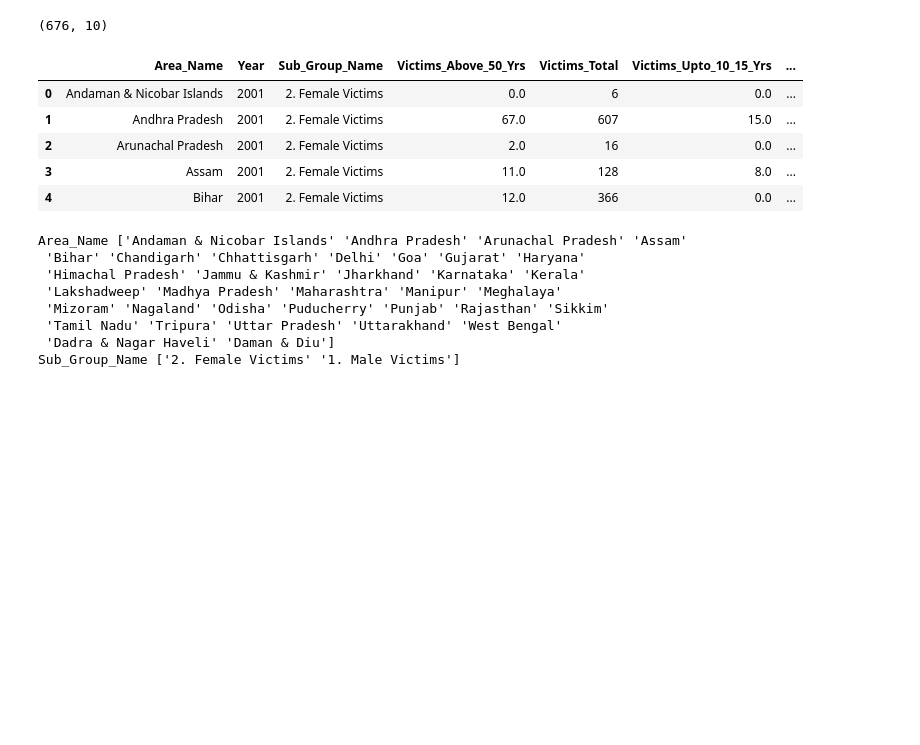
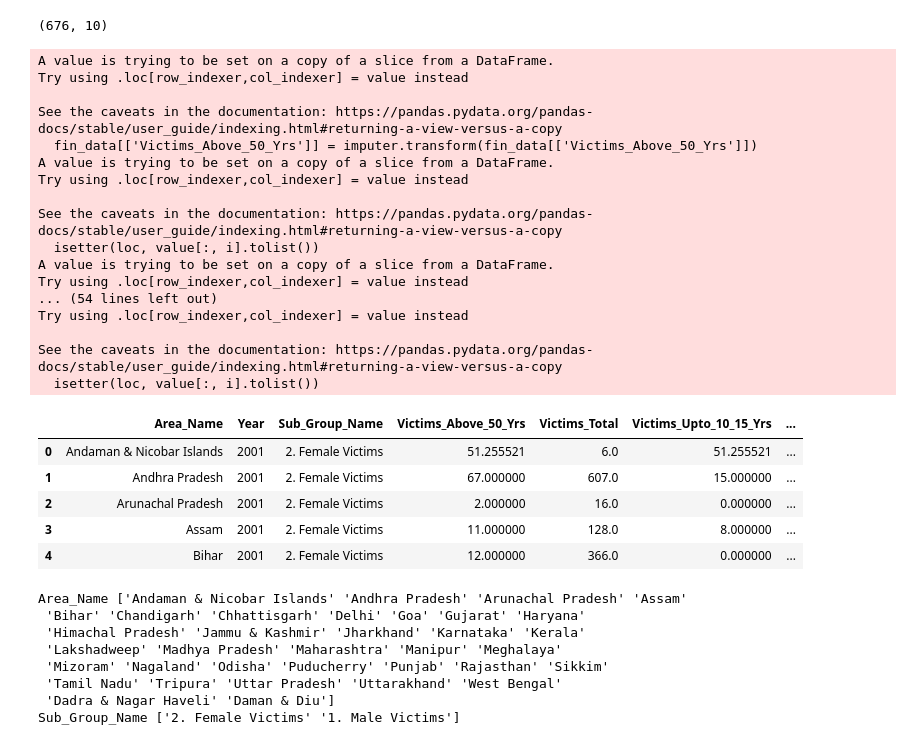
Before and after one commit to Dhipika-K/Crime-Prediction, a Jupyter notebook: notebook/DataCleaning_murder.ipynb, the cells around one changed output. Drawn from its saved outputs; the diff is of its cells as text; code cells hidden in the pictures; blank space fills up the shorter version.

```diff
--- a/notebook/DataCleaning_murder.ipynb
+++ b/notebook/DataCleaning_murder.ipynb
@@ -78,16 +78,42 @@ fin_data.head()
 fin_data.shape
 # %% [output]
 (676, 10)
-# %%
-fin_data=fin_data.fillna(0)
-fin_data.head()
-# %% [output]
-|  | Area_Name | Year | Sub_Group_Name | Victims_Above_50_Yrs | Victims_Total | Victims_Upto_10_15_Yrs | ... |
-| 0 | Andaman & Nicobar Islands | 2001 | 2. Female Victims | 0.0 | 6 | 0.0 | ... |
-| 1 | Andhra Pradesh | 2001 | 2. Female Victims | 67.0 | 607 | 15.0 | ... |
-| 2 | Arunachal Pradesh | 2001 | 2. Female Victims | 2.0 | 16 | 0.0 | ... |
-| 3 | Assam | 2001 | 2. Female Victims | 11.0 | 128 | 8.0 | ... |
-| 4 | Bihar | 2001 | 2. Female Victims | 12.0 | 366 | 0.0 | ... |
+# %%
+from sklearn.impute import SimpleImputer
+imputer = SimpleImputer(strategy='mean', missing_values=np.nan)
+imputer = imputer.fit(fin_data[['Victims_Above_50_Yrs']])
+fin_data[['Victims_Above_50_Yrs']] = imputer.transform(fin_data[['Victims_Above_50_Yrs']])
+fin_data[['Victims_Total']] = imputer.transform(fin_data[['Victims_Total']])
+fin_data[['Victims_Upto_10_15_Yrs']] = imputer.transform(fin_data[['Victims_Upto_10_15_Yrs']])
+fin_data[['Victims_Upto_10_Yrs']] = imputer.transform(fin_data[['Victims_Upto_10_Yrs']])
+fin_data[['Victims_Upto_15_18_Yrs']] = imputer.transform(fin_data[['Victims_Upto_15_18_Yrs']])
+fin_data[['Victims_Upto_18_30_Yrs']] = imputer.transform(fin_data[['Victims_Upto_18_30_Yrs']])
+fin_data[['Victims_Upto_30_50_Yrs']] = imputer.transform(fin_data[['Victims_Upto_30_50_Yrs']])
+fin_data.head()
+# %% [output]
+A value is trying to be set on a copy of a slice from a DataFrame.
+Try using .loc[row_indexer,col_indexer] = value instead
+
+See the caveats in the documentation: https://pandas.pydata.org/pandas-docs/stable/user_guide/indexing.html#returning-a-view-versus-a-copy
+  fin_data[['Victims_Above_50_Yrs']] = imputer.transform(fin_data[['Victims_Above_50_Yrs']])
+A value is trying to be set on a copy of a slice from a DataFrame.
+Try using .loc[row_indexer,col_indexer] = value instead
+
+See the caveats in the documentation: https://pandas.pydata.org/pandas-docs/stable/user_guide/indexing.html#returning-a-view-versus-a-copy
+  isetter(loc, value[:, i].tolist())
+A value is trying to be set on a copy of a slice from a DataFrame.
+Try using .loc[row_indexer,col_indexer] = value instead
+... (54 lines left out)
+Try using .loc[row_indexer,col_indexer] = value instead
+
+See the caveats in the documentation: https://pandas.pydata.org/pandas-docs/stable/user_guide/indexing.html#returning-a-view-versus-a-copy
+  isetter(loc, value[:, i].tolist())
+|  | Area_Name | Year | Sub_Group_Name | Victims_Above_50_Yrs | Victims_Total | Victims_Upto_10_15_Yrs | ... |
+| 0 | Andaman & Nicobar Islands | 2001 | 2. Female Victims | 51.255521 | 6.0 | 51.255521 | ... |
+| 1 | Andhra Pradesh | 2001 | 2. Female Victims | 67.000000 | 607.0 | 15.000000 | ... |
+| 2 | Arunachal Pradesh | 2001 | 2. Female Victims | 2.000000 | 16.0 | 0.000000 | ... |
+| 3 | Assam | 2001 | 2. Female Victims | 11.000000 | 128.0 | 8.000000 | ... |
+| 4 | Bihar | 2001 | 2. Female Victims | 12.000000 | 366.0 | 0.000000 | ... |
 # %%
 datakeys=['Area_Name','Sub_Group_Name']
 for i in datakeys:
```
